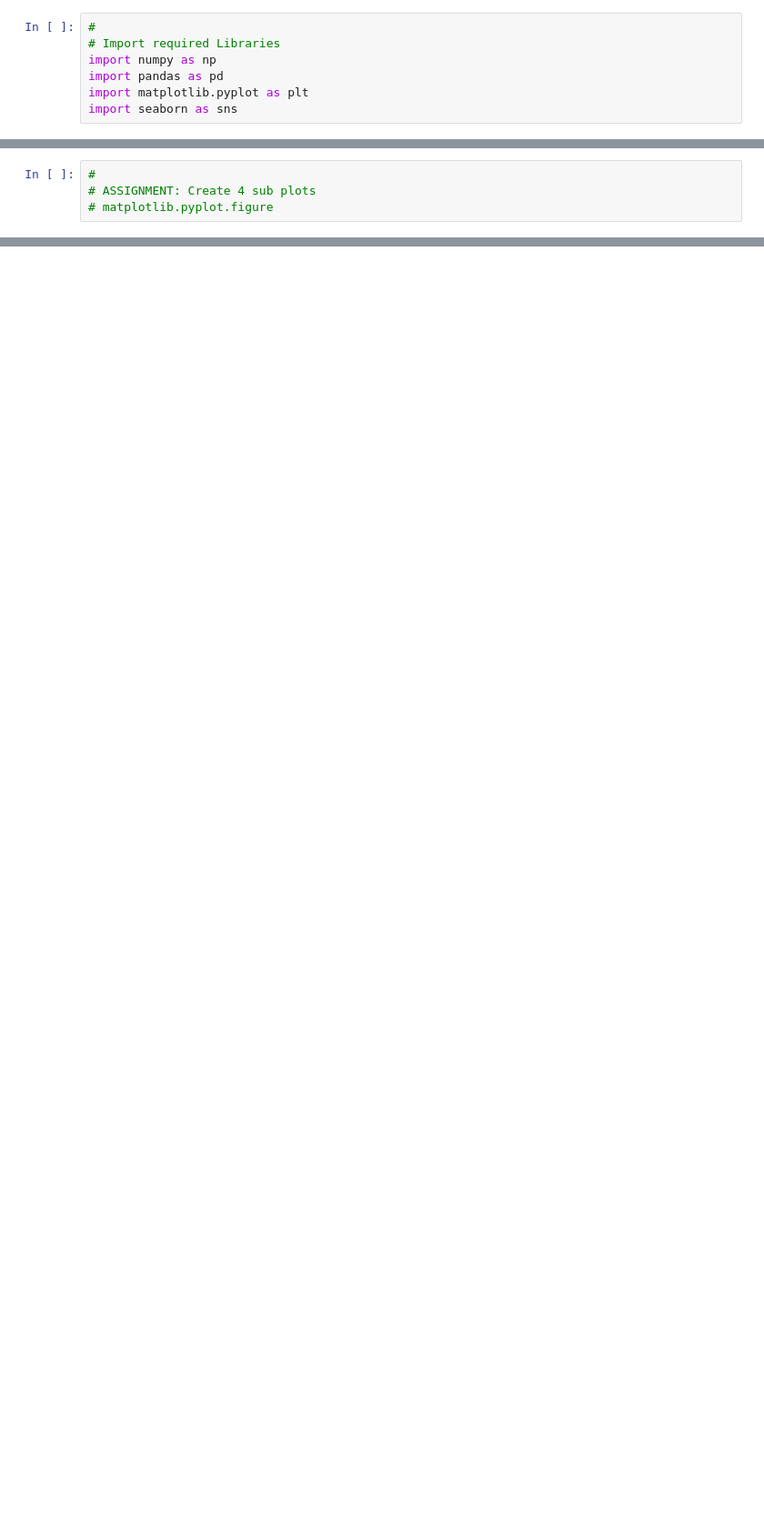
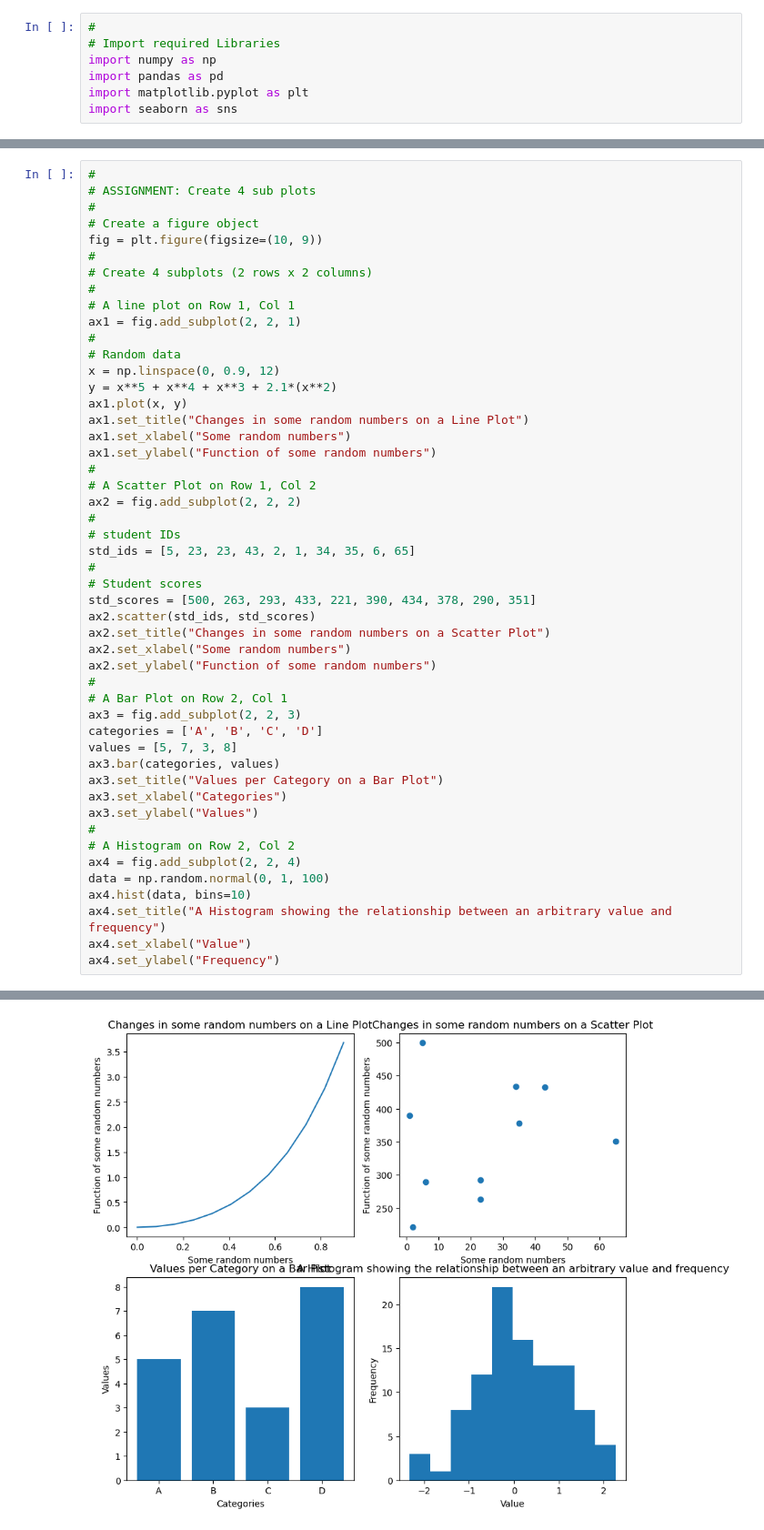
Before and after one commit to sourceCodeSherpa/csaafrica_intro_to_ds, a Jupyter notebook: notebooks/data_vis.ipynb, the cells around one changed output, grey strips where cells are left out. Shown at 91% size. Saved outputs shown, nothing was run; the diff lists cells and outputs as text; blank space fills up the shorter version.

```diff
--- a/notebooks/data_vis.ipynb
+++ b/notebooks/data_vis.ipynb
@@ -56,4 +53,50 @@ plt.show()
 # %%
 #
 # ASSIGNMENT: Create 4 sub plots
-# matplotlib.pyplot.figure
+#
+# Create a figure object
+fig = plt.figure(figsize=(10, 9))
+#
+# Create 4 subplots (2 rows x 2 columns)
+#
+# A line plot on Row 1, Col 1
+ax1 = fig.add_subplot(2, 2, 1)
+#
+# Random data
+x = np.linspace(0, 0.9, 12)
+y = x**5 + x**4 + x**3 + 2.1*(x**2)
+ax1.plot(x, y)
+ax1.set_title("Changes in some random numbers on a Line Plot")
+ax1.set_xlabel("Some random numbers")
+ax1.set_ylabel("Function of some random numbers")
+#
+# A Scatter Plot on Row 1, Col 2
+ax2 = fig.add_subplot(2, 2, 2)
+#
+# student IDs
+std_ids = [5, 23, 23, 43, 2, 1, 34, 35, 6, 65]
+#
+# Student scores
+std_scores = [500, 263, 293, 433, 221, 390, 434, 378, 290, 351]
+ax2.scatter(std_ids, std_scores)
+ax2.set_title("Changes in some random numbers on a Scatter Plot")
+ax2.set_xlabel("Some random numbers")
+ax2.set_ylabel("Function of some random numbers")
+#
+# A Bar Plot on Row 2, Col 1
+ax3 = fig.add_subplot(2, 2, 3)
+categories = ['A', 'B', 'C', 'D']
+values = [5, 7, 3, 8]
+ax3.bar(categories, values)
+ax3.set_title("Values per Category on a Bar Plot")
+ax3.set_xlabel("Categories")
+ax3.set_ylabel("Values")
+#
+# A Histogram on Row 2, Col 2
+ax4 = fig.add_subplot(2, 2, 4)
+data = np.random.normal(0, 1, 100)
+ax4.hist(data, bins=10)
+ax4.set_title("A Histogram showing the relationship between an arbitrary value and frequency")
+ax4.set_xlabel("Value")
+ax4.set_ylabel("Frequency")
+# %% [output]
@@ -59,0 +104 @@ plt.show()
+[figure, added]
```
Also changed, not shown: parts of 5 cells of this notebook, 2 other files.
